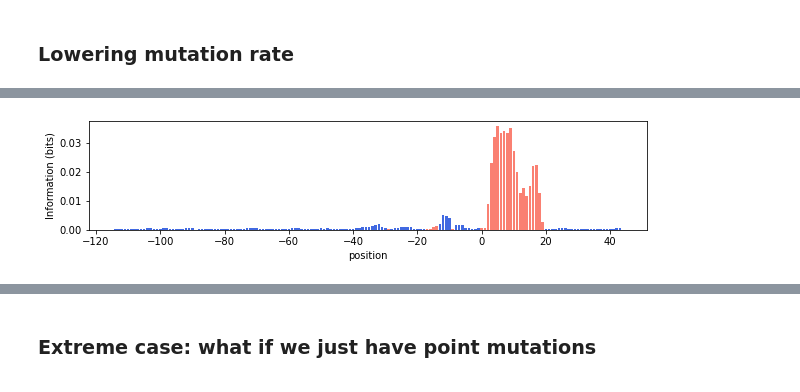
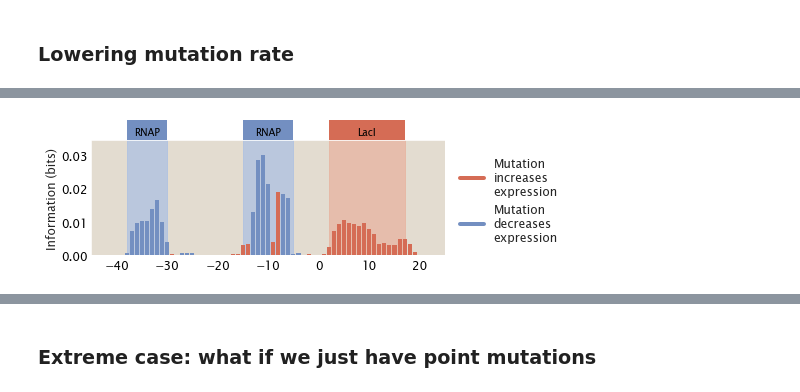
Before and after one commit to RPGroup-PBoC/theoretical_regseq, a Jupyter notebook: notebooks/experimental/mutation_rate.ipynb, the cells around one changed output, grey strips where cells are left out. Cells and saved outputs as stored; diff of their text form; code cells hidden in the pictures.

```diff
--- a/notebooks/experimental/mutation_rate.ipynb
+++ b/notebooks/experimental/mutation_rate.ipynb
@@ -15,7 +13,7 @@ plt.rcParams['figure.dpi'] = 150
 ## 0. Loading input data
 # %%
 _genome = []
-for record in SeqIO.parse("../data/mg1655_genome.fasta", "fasta"):
+for record in SeqIO.parse("../../data/mg1655_genome.fasta", "fasta"):
     _genome.append(str(record.seq))
 genome = _genome[0]
 # %%
@@ -26,16 +24,16 @@ rnap_site = 'CAGGCTTTACACTTTATGCTTCCGGCTCGTATGTTGTGTGG'
 rep_site = 'AATTGTGAGCGGATAACAATT'
 
 # Find the transcription start site
-df = pd.read_csv('../data/ecoli_gene_list.csv')
+df = pd.read_csv('../../data/ecoli_gene_list.csv')
 lacZYA_TSS = int(df[(df.gene == 'lacZ') & (df.promoter == 'lacZp1')]['tss'].iloc[0])
 promoter = tregs.seq_utils.get_regulatory_region(genome, lacZYA_TSS, reverse=True)
 # %%
 # obtained from https://journals.plos.org/ploscompbiol/article/figure?id=10.1371/journal.pcbi.1002811.g002
 
-rnap_emat_raw = np.loadtxt('../data/energy_matrices/RNAP_energy_matrix.txt')
+rnap_emat_raw = np.loadtxt('../../data/energy_matrices/RNAP_energy_matrix.txt')
 rnap_emat = tregs.simulate.fix_wt(rnap_emat_raw, rnap_site)
 # %%
-O1_1027_raw = np.load('../data/energy_matrices/lacThermoforTO1.npy')
+O1_1027_raw = np.load('../../data/energy_matrices/lacThermoforTO1.npy')
 
 O1_1027_fixed = np.zeros(np.shape(O1_1027_raw))
 for i in range(3):
@@ -136,14 +45,18 @@ footprint, exshift_list = get_footprint(promoter, rnap_site, rep_site, rnap_emat
-# %%
-fig, ax = plt.subplots(figsize=(10,2))
-ax.set_ylabel('Information (bits)')
-ax.set_xlabel('position')
-
-windowsize = 3
-cut = int((windowsize - 1) / 2)
-x = np.arange(-115 + cut, 45 - cut)
-shiftcolors = [('salmon' if exshift > 0 else 'royalblue') for exshift in exshift_list]
-ax.bar(x, footprint, edgecolor=None, color=shiftcolors)
-
-plt.show()
-# %% [output]
-[figure, removed]
+# %%
+n_NS = len(genome)
+n_p = 4600
+n_r = 15
+ep_wt = -5
+er_wt = -15
+
+df = tregs.simulate.sim(promoter, tregs.simulate.simrep_pbound, [rnap_site, rep_site],
+                        *[n_NS, n_p, n_r, rnap_emat, rep_emat, ep_wt, er_wt],
+                        mutrate=0.1)
+
+region_params = [(-38, -30, 'P', 'RNAP'), (-15, -5, 'P', 'RNAP'), (2, 17, 'R', 'LacI')]
+tregs.footprint.plot_footprint(promoter, df, region_params,
+                               x_lims=(-45, 25), fig_width=8,
+                               outfile='../../figs/mutationrate10.png',
+                               legend_xcoord=1.35)
+# %% [output]
+[figure, added]
```
Also changed, not shown: parts of 18 cells of this notebook, 27 other files.
